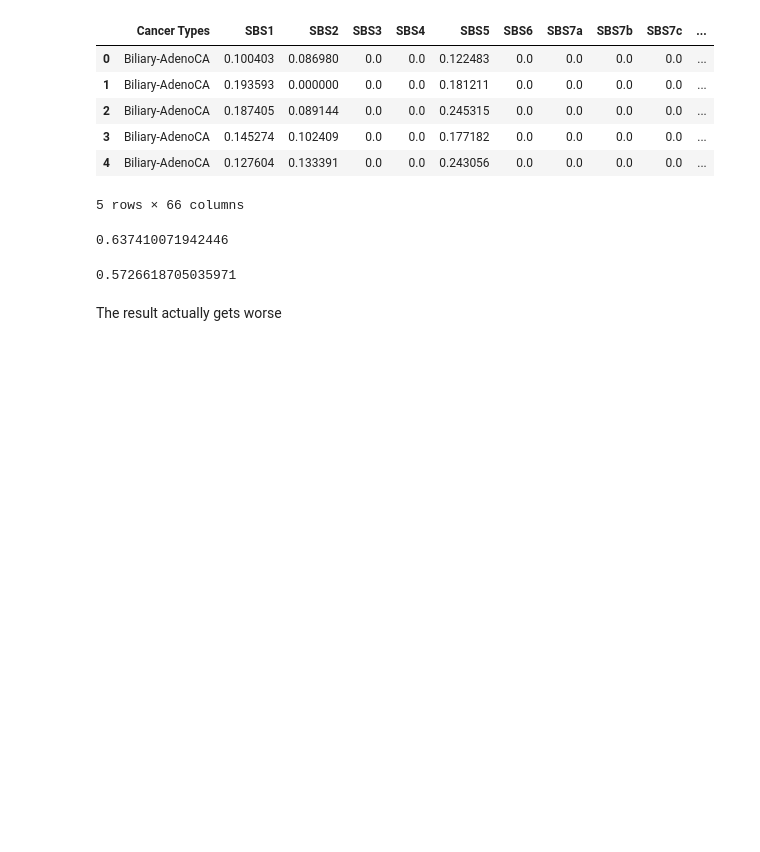
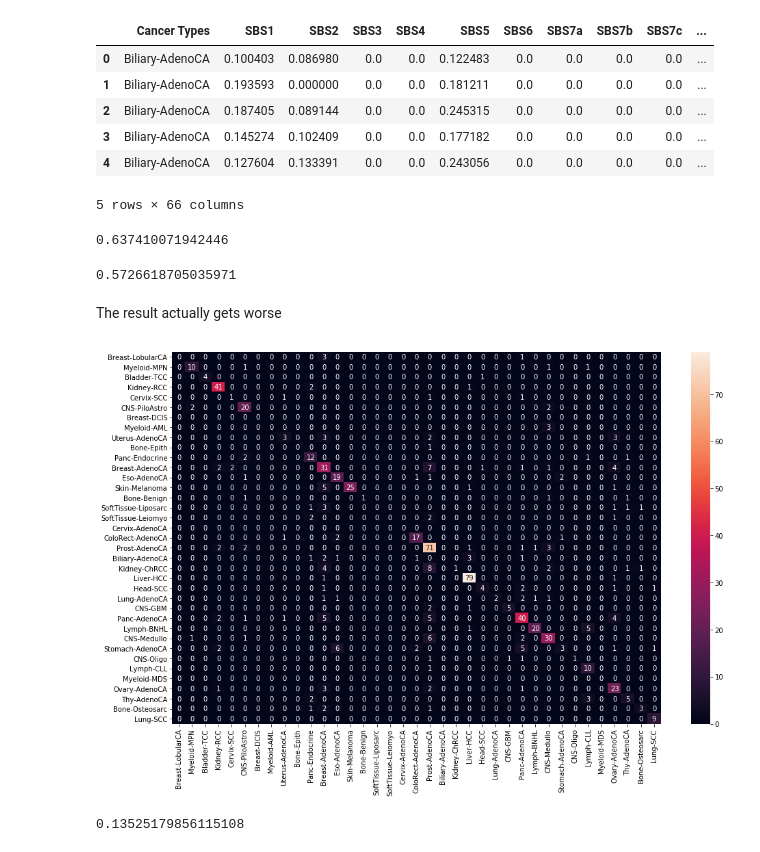
Before and after one commit to Lepardi/LSI31003-group-work, a Jupyter notebook: MachineLearning_inMolecularBiology2020_GroupProject.ipynb, the cells around one changed output. Drawn from its saved outputs; the diff is of its cells as text; code cells hidden in the pictures; blank space fills up the shorter version.

Commit message:
Additional classifiers and confusion matrix

```diff
--- a/MachineLearning_inMolecularBiology2020_GroupProject.ipynb
+++ b/MachineLearning_inMolecularBiology2020_GroupProject.ipynb
@@ -376,0 +366,9 @@ The result actually gets worse
+# %%
+cancer_type = list(set(y))
+cm = np.array(confusion_matrix(test_y, RF_predictions, labels=cancer_type))
+confusion = pd.DataFrame(cm, index=cancer_type, columns=cancer_type)
+# %%
+fig, ax = plt.subplots(figsize = (16,10))
+ax = sns.heatmap(confusion, annot=True)
+# %% [output]
+[figure, added]
@@ -376,0 +386,7 @@ The result actually gets worse
+# %%
+svc_model.fit(train_X, train_y)
+y_predict = svc_model.predict(test_X)
+score = accuracy_score(test_y, y_predict)
+score
+# %% [output]
+0.13525179856115108
```
Also changed, not shown: parts of 30 cells of this notebook.
